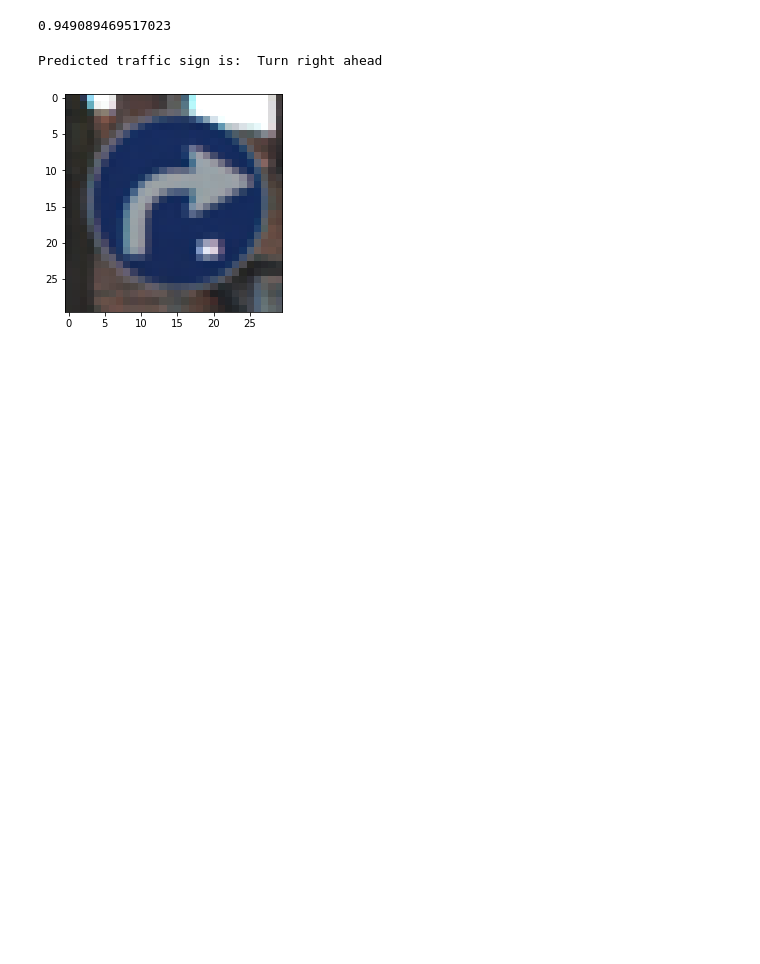
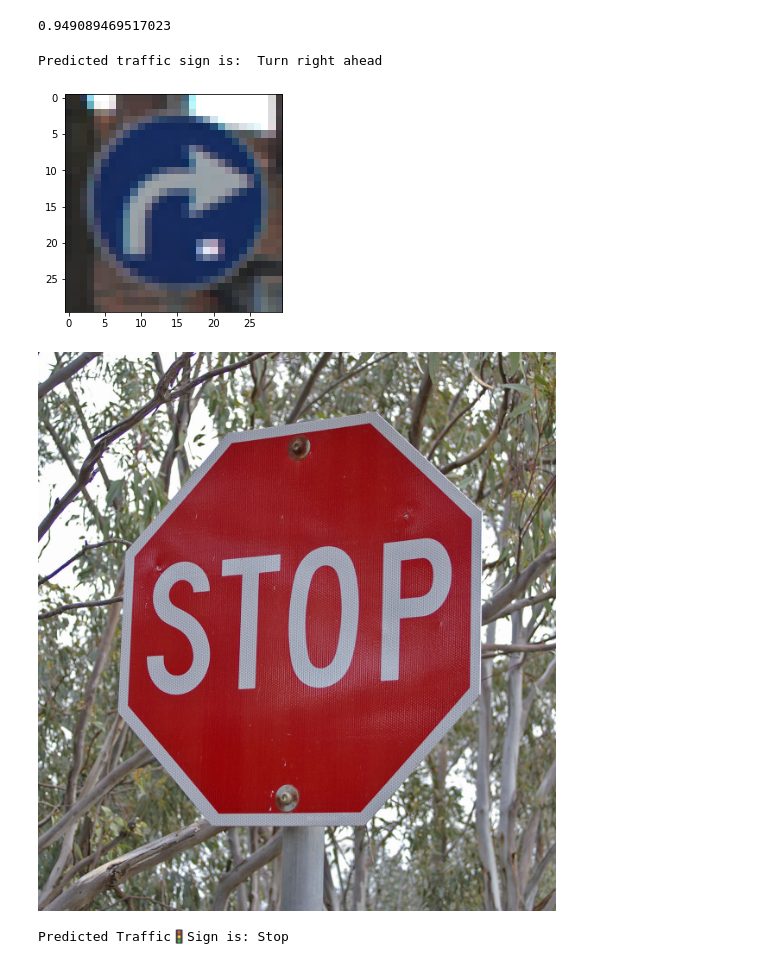
Before and after one commit to shashankbudem/Road-sign-with-computer-vision, a Jupyter notebook: Main.ipynb, the cells around one changed output. Cells and saved outputs as stored; diff of their text form; code cells hidden in the pictures; blank space fills up the shorter version.

```diff
--- a/Main.ipynb
+++ b/Main.ipynb
@@ -225,3 +225,27 @@ plt.show()
 # %% [output]
 Predicted traffic sign is:  Turn right ahead
 [figure]
+# %%
+def image_processing(img):
+    model = load_model('./training/TSR.h5')
+    data=[]
+    image = Image.open(img)
+    image = image.resize((30,30))
+    data.append(np.array(image))
+    X_test=np.array(data)
+    Y_pred = model.predict_classes(X_test)
+    return Y_pred
+# %%
+file = './projtest/test1.jpg'
+result = image_processing(file)
+s = [str(i) for i in result]
+a = int("".join(s))
+result = "Predicted Traffic🚦Sign is: " +classes[a]
+# %%
+with Image.open(file) as image:
+    width, height = image.size
+    display(image)
+print(result)
+# %% [output]
+[figure, added]
+Predicted Traffic🚦Sign is: Stop
```
